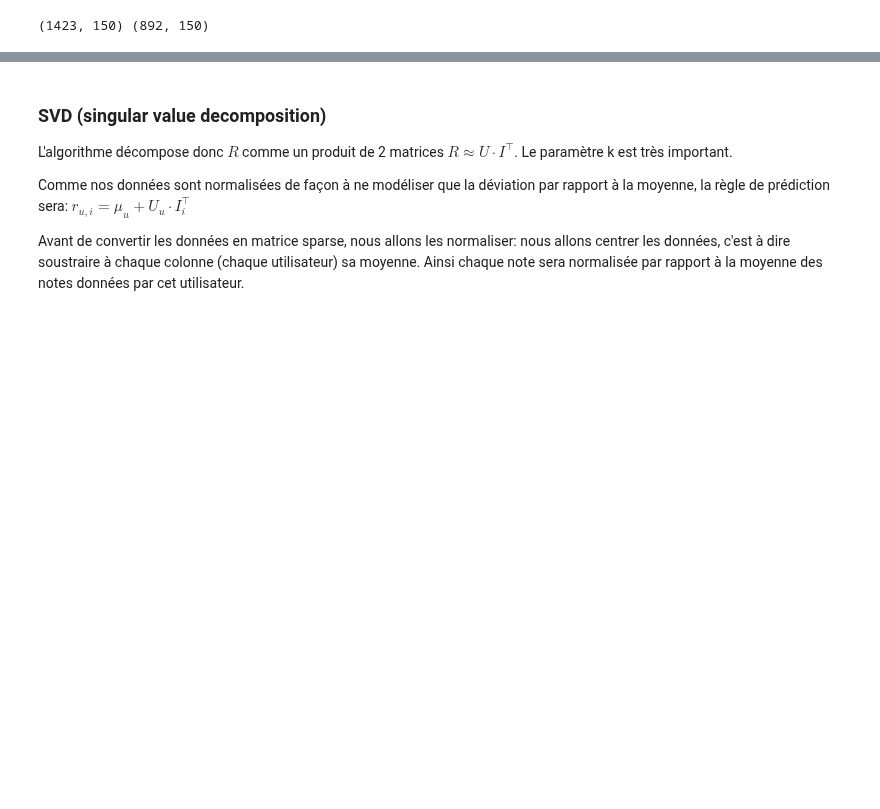
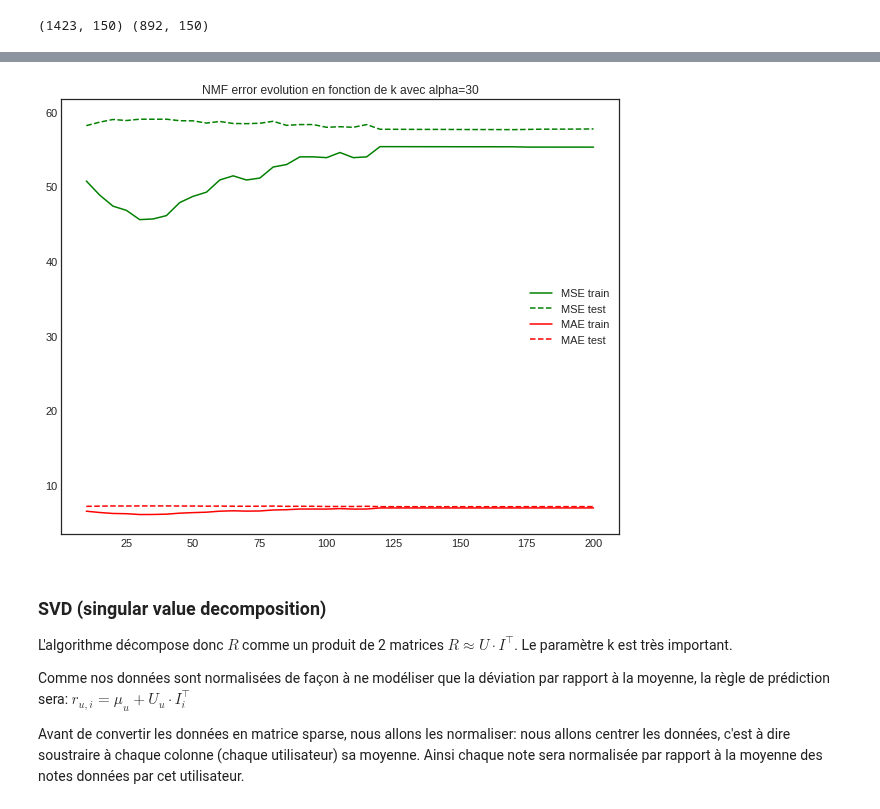
Before and after one commit to ismaelbonneau/movie_recommender, a Jupyter notebook: collaborative_filtering_1.ipynb, the cells around one changed output, grey strips where cells are left out. Drawn from its saved outputs; the diff is of its cells as text; code cells hidden in the pictures; blank space fills up the shorter version.

```diff
--- a/collaborative_filtering_1.ipynb
+++ b/collaborative_filtering_1.ipynb
@@ -221,25 +221,3 @@ I = I.transpose()
 print(U.shape, I.shape)
 # %% [output]
 (1423, 150) (892, 150)
-# %%
-mse_train = []
-mse_test = []
-mae_train = []
-mae_test = []
-
-for i in range(10, 205, 5):
-
-    model = NMF(n_components=i, solver='cd' ,random_state=0, max_iter=200, alpha=0.)
-    U = model.fit_transform(mat) #utilisateurs
-    I = model.components_.transpose() #items
-
-    truth_tr = np.array([rating for (uid,iid),rating in mat.items()])
-    truth_te = np.array([rating for uid,iid,rating in test])
-
-    prediction_tr = np.array([pred_func(u,i) for (u,i),rating in mat.items()])
-    prediction_te = np.array([pred_func(u,i) for u,i,rating in test])
-
-    mse_train.append(MSE_err(prediction_tr,truth_tr))
-    mae_train.append(MAE_err(prediction_tr,truth_tr))
-    mse_test.append(MSE_err(prediction_te,truth_te))
-    mae_test.append(MAE_err(prediction_te,truth_te))
@@ -246,3 +234,17 @@ for i in range(10, 205, 5):
+# %%
+x = list(range(10, 205, 5))
+
+plt.figure(figsize=(10,8))
+plt.title(r"NMF error evolution en fonction de k avec alpha=30")
+plt.plot(x, mse_train, color="green", label="MSE train")
+plt.plot(x, mse_test, color="green", label="MSE test", linestyle="dashed")
+plt.plot(x, mae_train, color="red", label="MAE train")
+plt.plot(x, mae_test, color="red", label="MAE test", linestyle="dashed")
+plt.legend()
+plt.savefig("images/NMFerrorKalpha=30.png")
+plt.show()
+# %% [output]
+[figure, added]
 # %% [markdown]
 ### SVD (singular value decomposition)
 
```
Also changed, not shown: parts of 1 cell of this notebook.
